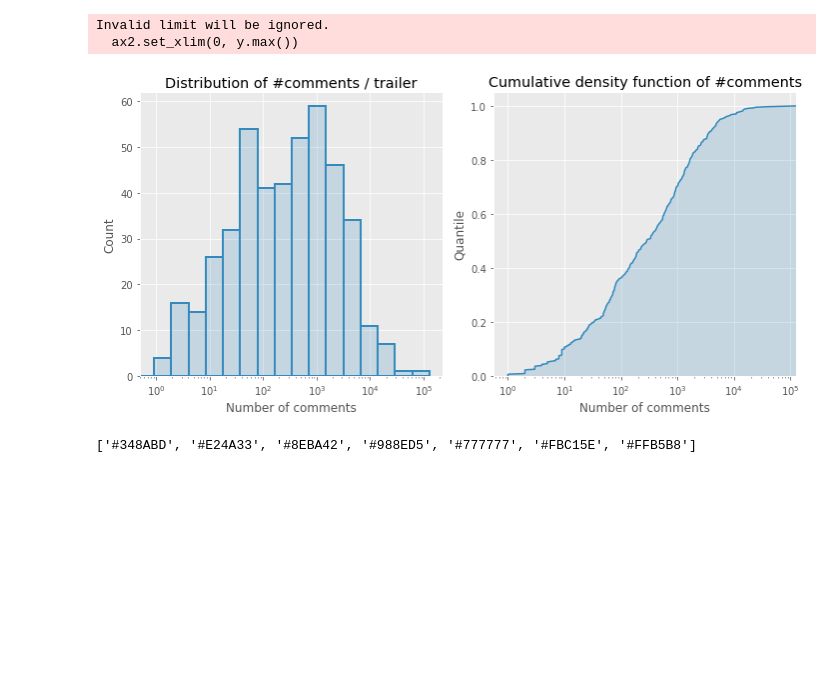
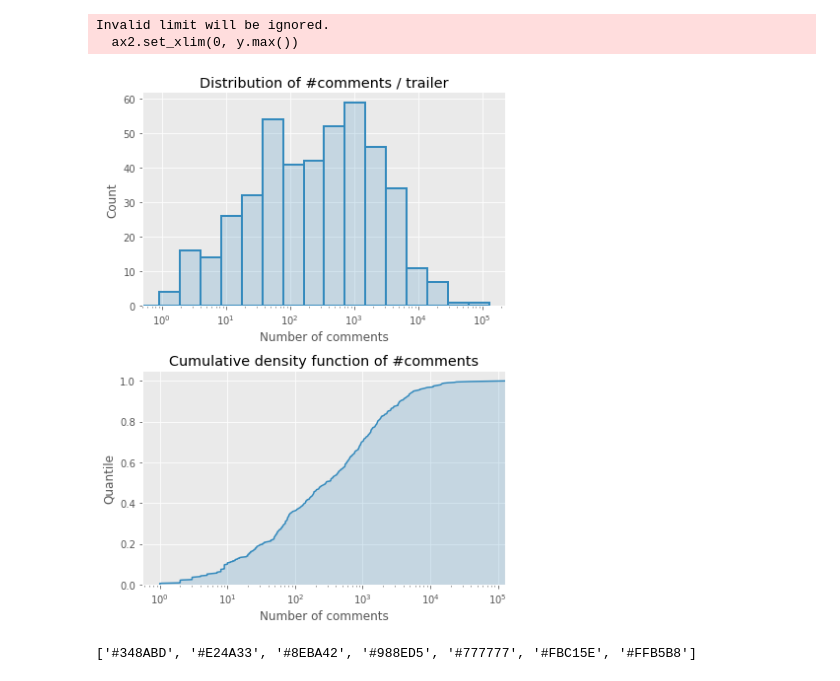
Before and after one commit to Marcus-Friis/data-in-the-wild, a Jupyter notebook: notebooks/reports/EDA.ipynb, the cells around one changed output. Drawn from its saved outputs; the diff is of its cells as text; code cells hidden in the pictures; blank space fills up the shorter version.

Commit message:
reshaped plot

```diff
--- a/notebooks/reports/EDA.ipynb
+++ b/notebooks/reports/EDA.ipynb
@@ -16,6 +16,8 @@ import visualizor
 # %%
-df = pd.read_csv('../../final_data.csv')
+df = pd.read_csv('../../data/processed/data.csv')
 # %%
 agg = df.groupby(['videoId', 'videoTitle', 'primaryTitle', 'averageRating', 'network']).agg(
     num_comments=('commentId', 'count')
 ).reset_index()
+# %%
+mpl.rcParams
@@ -22,5 +42,5 @@ agg = df.groupby(['videoId', 'videoTitle', 'primaryTitle', 'averageRating', 'net
 # %%
-fig, (ax1, ax2) = plt.subplots(1,2, figsize=(10, 5))
+fig, (ax1, ax2) = plt.subplots(2, figsize=(6, 8))
 
 
 bins =np.logspace(np.log10(0.1),np.log10(agg.num_comments.max()), 20)
@@ -28,32 +48,32 @@ ax1.hist(agg.num_comments, bins=bins, edgecolor='#348ABD', fill=False, linewidth
 ax1.hist(agg.num_comments, bins=bins, alpha=.2, color='#348ABD')
 ax1.set_xscale('log')
 ax1.set_xlim(0.5, agg.num_comments.max()+100000)
 
 
 # ax1.xaxis.set_minor_locator(MultipleLocator(1000))
 
 ax1.set_title('Distribution of #comments / trailer')
 ax1.set_xlabel('Number of comments')
 ax1.set_ylabel('Count')
 
 
 x = np.linspace(0, 1, 1000)
 y = agg.num_comments.quantile(x)
 ax2.plot(y, x)
 ax2.fill_between(y, x, alpha=.2)
 ax2.set_xscale('log')
 ax2.set_title('Cumulative density function of #comments')
 ax2.set_xlabel('Number of comments')
 ax2.set_ylabel('Quantile')
 
 
 
 ax2.set_ylim(0, 1.05)
 ax2.set_xlim(0, y.max())
 
 plt.tight_layout()
 # %% [output]
 Invalid limit will be ignored.
   ax2.set_xlim(0, y.max())
-[figure, old version]
+[figure, new version]
 # %%
```
Also changed, not shown: parts of 3 cells of this notebook.
